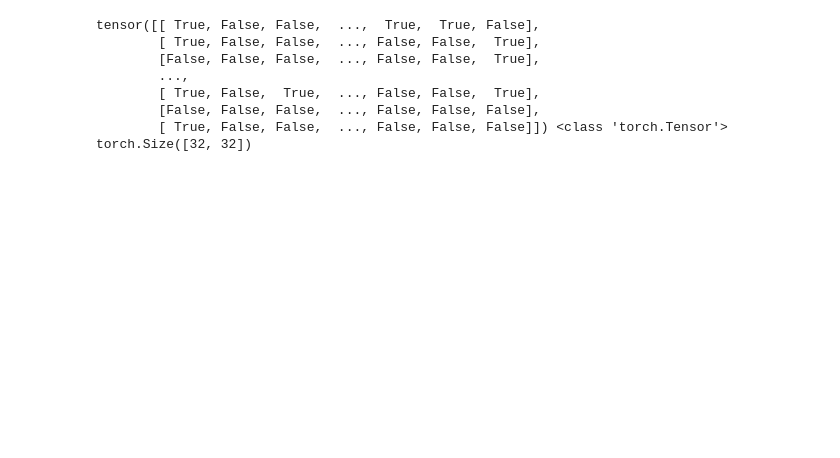
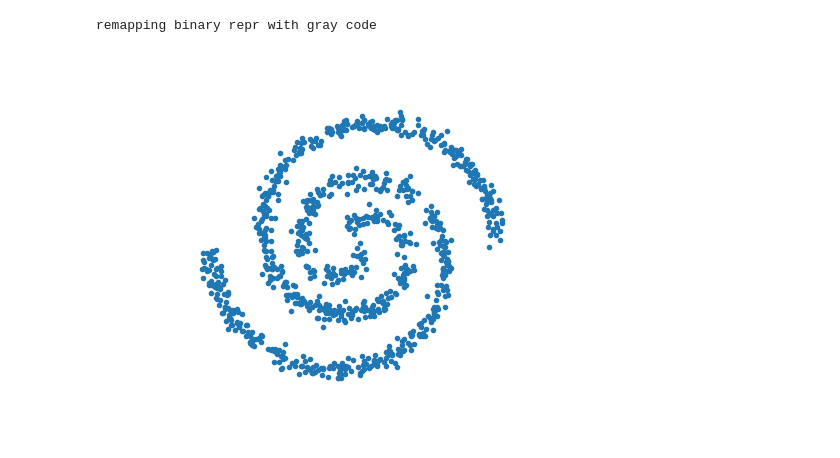
Before and after one commit to paulffm/Continuous-Time-Diffusion-Models-for-Discrete-Data, a Jupyter notebook: ContTimeDiscreteSpace/TAUnSDDM/nb_workaround.ipynb, the cells around one changed output. Cells and saved outputs as stored; diff of their text form; code cells hidden in the pictures; blank space fills up the shorter version.

```diff
--- a/ContTimeDiscreteSpace/TAUnSDDM/nb_workaround.ipynb
+++ b/ContTimeDiscreteSpace/TAUnSDDM/nb_workaround.ipynb
@@ -73,17 +73,24 @@ cfg = get_config()
 device = cfg.device
 dataset = dataset_utils.get_dataset(cfg, device, dataset_location)
 dataloader = DataLoader(dataset,
-    batch_size=cfg.data.batch_size,
+    batch_size=1000,
     shuffle=cfg.data.shuffle)
-# %%
-for i in dataloader:
-    print(i, type(i), i.shape)
-    break
-# %% [output]
-tensor([[ True, False, False,  ...,  True,  True, False],
-        [ True, False, False,  ..., False, False,  True],
-        [False, False, False,  ..., False, False,  True],
-        ...,
-        [ True, False,  True,  ..., False, False,  True],
-        [False, False, False,  ..., False, False, False],
-        [ True, False, False,  ..., False, False, False]]) <class 'torch.Tensor'> torch.Size([32, 32])
+# %%
+bm, inv_bm = dataset_utils.get_binmap(cfg.concat_dim, cfg.data.binmode)
+for samples in dataloader:
+    samples = samples.numpy()
+    samples = dataset_utils.bin2float(
+        samples.astype(np.int32), inv_bm, cfg.concat_dim, cfg.data.int_scale
+    )
+
+    saving_plot_path = os.path.join(
+        save_location_png,
+        f"{cfg.loss.name}test_{cfg.sampler.name}{cfg.sampler.num_steps}.pdf",
+    )
+    dataset_utils.plot_samples(
+        samples, saving_plot_path, im_size=4.1, im_fmt="pdf"
+    )
+    break
+# %% [output]
+remapping binary repr with gray code
+[figure, added]
```
Also changed, not shown: parts of 6 cells of this notebook, 8 other files.
